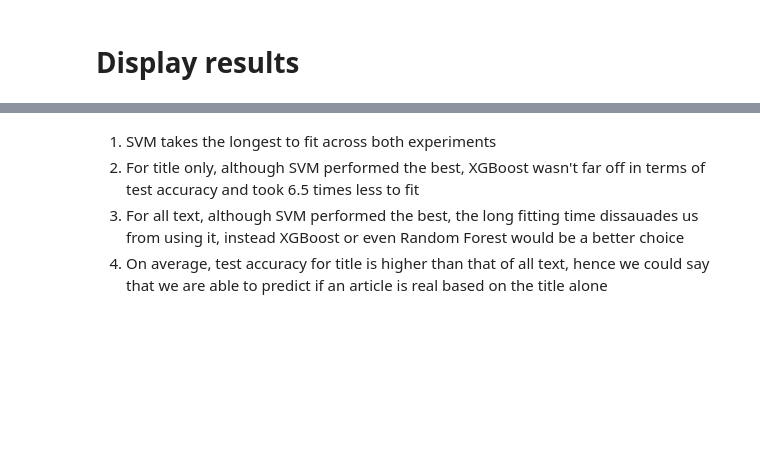
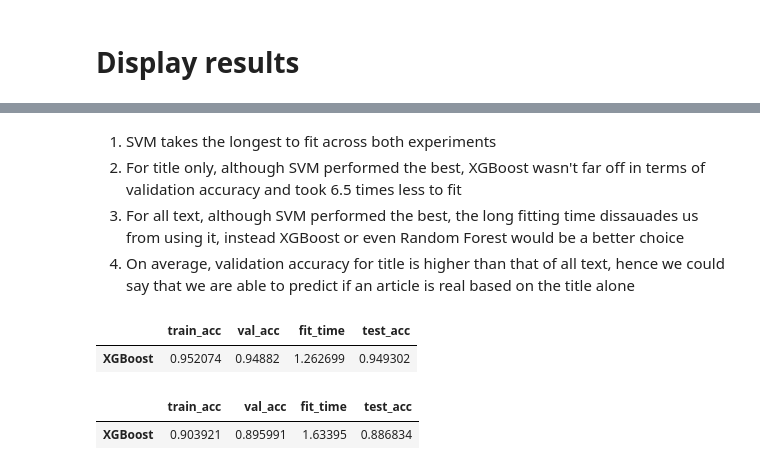
Before and after one commit to Jiawei19/BT4222, a Jupyter notebook: jiawei.ipynb, the cells around one changed output, grey strips where cells are left out. Saved outputs shown, nothing was run; the diff lists cells and outputs as text; code cells hidden in the pictures; blank space fills up the shorter version.

Commit message:
Test accuracy for xgboost

```diff
--- a/jiawei.ipynb
+++ b/jiawei.ipynb
@@ -479,0 +511,2 @@ df2.iloc[:,2:]
+# %%
+X_train_title, X_test_title, y_train_title, y_test_title = train_test_split(X_title, y_title, test_size=0.2, shuffle=True, random_state=1) #20% test
@@ -479,0 +653,9 @@ df2.iloc[:,2:]
+# %%
+from xgboost import XGBClassifier
+
+xgboost_clf_title = Pipeline([
+    ('scale', StandardScaler()),
+    ('clf', XGBClassifier(random_state=1))
+])
+
+xgboost_cv_results_title = cross_validate(xgboost_clf_title, X_train_title, y_train_title, cv=cv, return_train_score=True)
@@ -1068,6 +1075,16 @@ Title & Text
 | XGBoost | 0.903921 | 0.895991 | 1.633950 |
 # %% [markdown]
 1. SVM takes the longest to fit across both experiments
-2. For title only, although SVM performed the best, XGBoost wasn't far off in terms of test accuracy and took 6.5 times less to fit
+2. For title only, although SVM performed the best, XGBoost wasn't far off in terms of validation accuracy and took 6.5 times less to fit
 3. For all text, although SVM performed the best, the long fitting time dissauades us from using it, instead XGBoost or even Random Forest would be a better choice
-4. On average, test accuracy for title is higher than that of all text, hence we could say that we are able to predict if an article is real based on the title alone
+4. On average, validation accuracy for title is higher than that of all text, hence we could say that we are able to predict if an article is real based on the title alone
+# %%
+xgboost_clf_title.fit(X_train_title, y_train_title)
+xgboost_title_test_acc = xgboost_clf_title.score(X_test_title, y_test_title)
+
+xgboost_title = results_title.loc[['XGBoost'], :]
+xgboost_title["test_acc"] = xgboost_title_test_acc
+xgboost_title
+# %% [output]
+|  | train_acc | val_acc | fit_time | test_acc |
+| XGBoost | 0.952074 | 0.94882 | 1.262699 | 0.949302 |
@@ -1073,0 +1094,10 @@ Title & Text
+# %%
+xgboost_clf.fit(X_train, y_train)
+xgboost_all_test_acc = xgboost_clf.score(X_test, y_test)
+
+xgboost_all = results_all_text.loc[['XGBoost'], :]
+xgboost_all["test_acc"] = xgboost_all_test_acc
+xgboost_all
+# %% [output]
+|  | train_acc | val_acc | fit_time | test_acc |
+| XGBoost | 0.903921 | 0.895991 | 1.63395 | 0.886834 |
```
Also changed, not shown: parts of 63 cells of this notebook.
